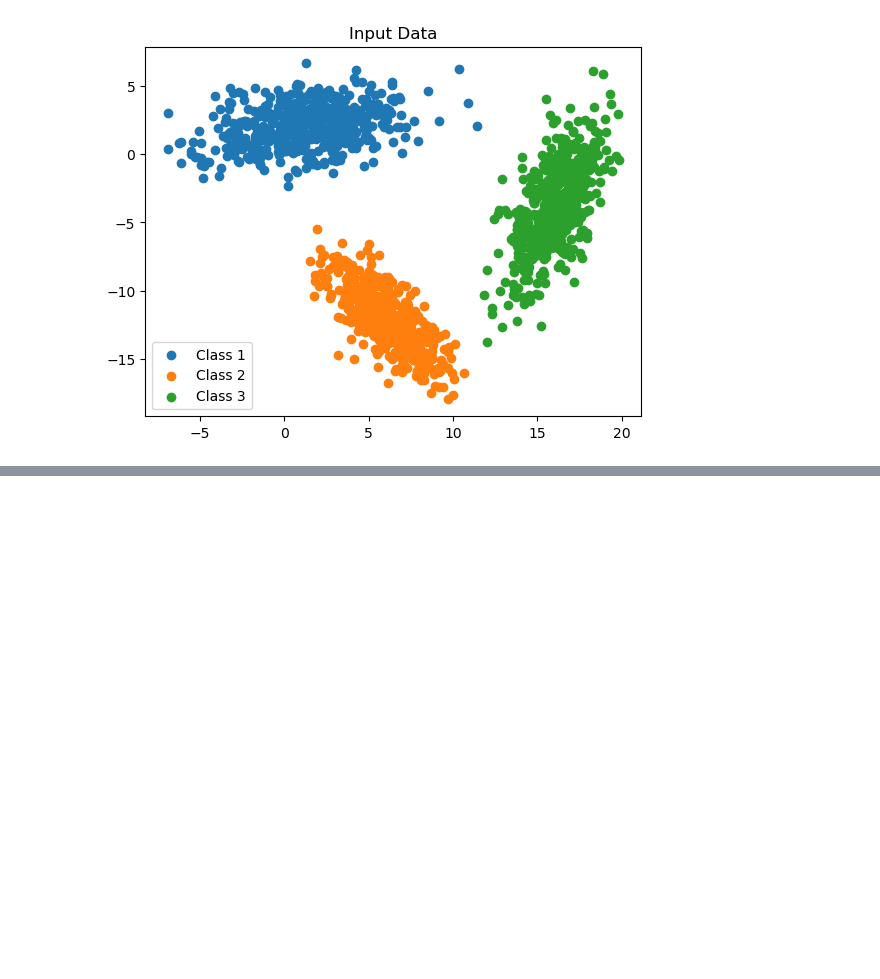
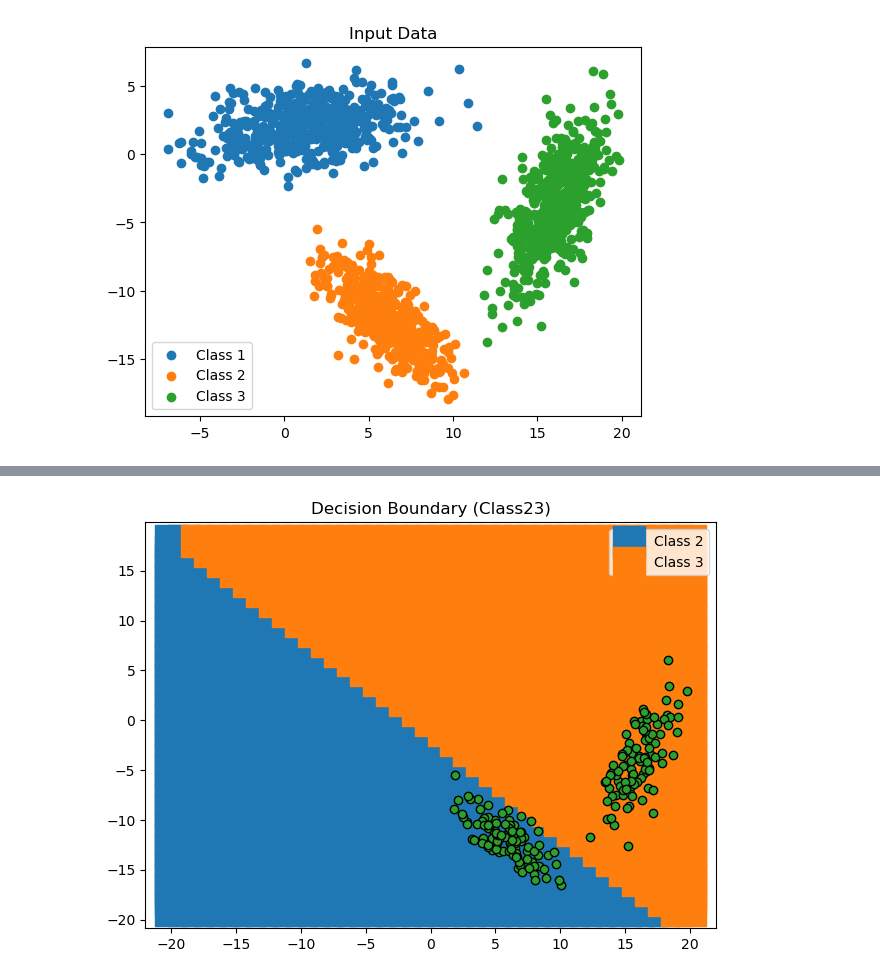
Before and after one commit to its-rajesh/Deep-Learning, a Jupyter notebook: Perceptron Classification/perceptron_classification.ipynb, the cells around one changed output, grey strips where cells are left out. Cells and saved outputs as stored; diff of their text form; code cells hidden in the pictures; blank space fills up the shorter version.

```diff
--- a/Perceptron Classification/perceptron_classification.ipynb
+++ b/Perceptron Classification/perceptron_classification.ipynb
@@ -102,0 +112,3 @@ Average Error:  0.00017
+# %%
+class23Tr = training2.append(training3, ignore_index=True)
+w23, avg_err23 = train_data(class23Tr, len(training2))
@@ -309,0 +185,5 @@ c31 c32 c33
+# %%
+class23T = test2.append(test3, ignore_index=True)
+decision_boundary(all_points, class23T, w23, ['2', '3'])
+# %% [output]
+[figure, added]
```
Also changed, not shown: parts of 69 cells of this notebook.
